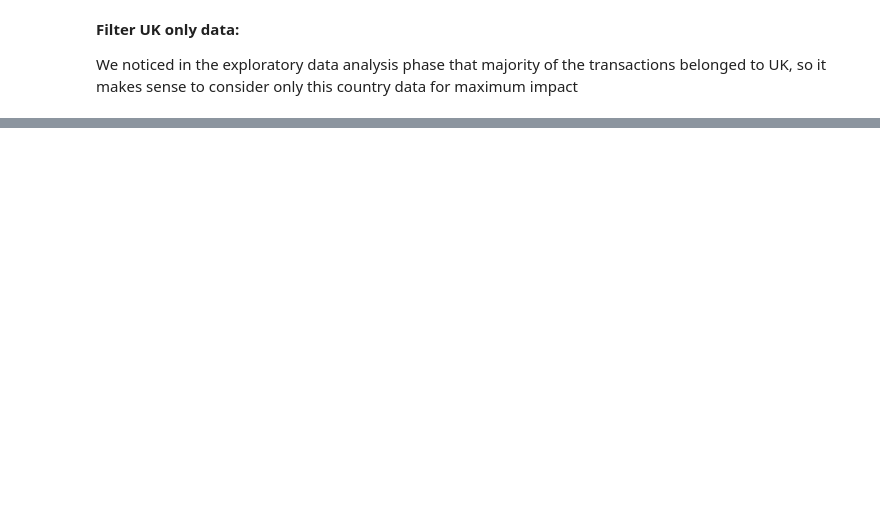
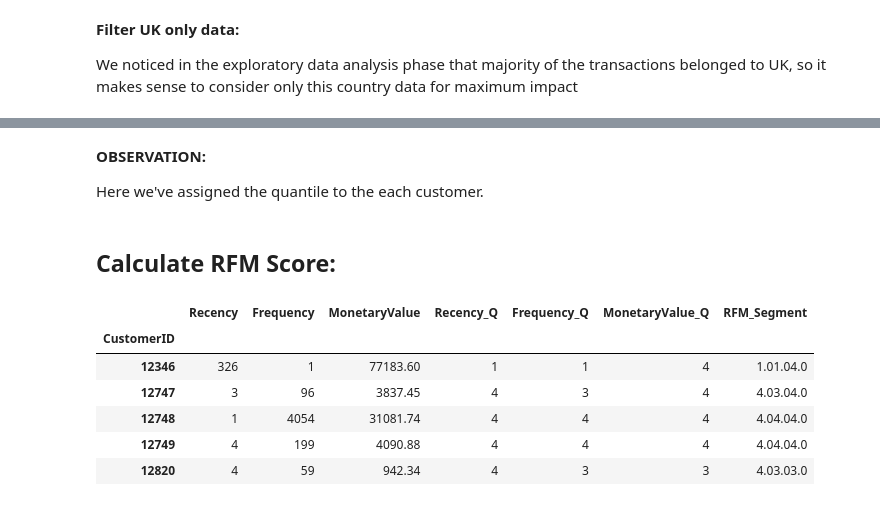
Before and after one commit to Samikshab99/Unsupervised-ML-Customer-Segmentation, a Jupyter notebook: Online_Retail_Customer_Segmentation_Capstone_Project.ipynb, the cells around one changed output, grey strips where cells are left out. Saved outputs shown, nothing was run; the diff lists cells and outputs as text; code cells hidden in the pictures; blank space fills up the shorter version.

```diff
--- a/Online_Retail_Customer_Segmentation_Capstone_Project.ipynb
+++ b/Online_Retail_Customer_Segmentation_Capstone_Project.ipynb
@@ -918,0 +967,13 @@ We noticed in the exploratory data analysis phase that majority of the transacti
+# %%
+# Calculate 1-year date range from latest data
+earliest_date = dfRetail['Date'].min()
+end_date = dfRetail['Date'].max()
+
+print("Actual Start Date: {}, Actual End Date: {}".format(earliest_date, end_date))
+
+# Filter 1-year data range from original df
+start_date = end_date - pd.to_timedelta(364, unit='d')
+df_rfm = dfRetail[(dfRetail['Date'] >= start_date) & (dfRetail['Date'] <= end_date)]
+
+print("RFM Start Date: {}, RFM End Date: {}".format(
+    df_rfm['Date'].min(), df_rfm['Date'].max()))
@@ -918,0 +1015,14 @@ We noticed in the exploratory data analysis phase that majority of the transacti
+# %%
+# Obtain quantile of each customer
+def get_quantile(df, column, start_n_quantiles, end_n_quantiles, step=1):
+
+    category_label = range(start_n_quantiles, end_n_quantiles, step)
+
+    quantiles = pd.qcut(df[column], q=abs(
+        end_n_quantiles - start_n_quantiles), labels=category_label)
+
+    df = df.assign(name=quantiles.values)
+
+    new_column_name = column + '_Q'
+
+    return df.rename(columns={"name": new_column_name})
@@ -918,0 +1045,6 @@ We noticed in the exploratory data analysis phase that majority of the transacti
+# %% [markdown]
+**OBSERVATION:**
+
+Here we've assigned the quantile to the each customer.
+# %% [markdown]
+## **Calculate RFM Score:**
@@ -918,0 +1055,13 @@ We noticed in the exploratory data analysis phase that majority of the transacti
+# %%
+# Form RFM segment
+df_rfm_quantile['RFM_Segment'] = df_rfm_quantile.apply(join_rfm, axis=1)
+
+df_rfm_quantile.head()
+# %% [output]
+|  | Recency | Frequency | MonetaryValue | Recency_Q | Frequency_Q | MonetaryValue_Q | RFM_Segment |
+| CustomerID |  |  |  |  |  |  |  |
+| 12346 | 326 | 1 | 77183.60 | 1 | 1 | 4 | 1.01.04.0 |
+| 12747 | 3 | 96 | 3837.45 | 4 | 3 | 4 | 4.03.04.0 |
+| 12748 | 1 | 4054 | 31081.74 | 4 | 4 | 4 | 4.04.04.0 |
+| 12749 | 4 | 199 | 4090.88 | 4 | 4 | 4 | 4.04.04.0 |
+| 12820 | 4 | 59 | 942.34 | 4 | 3 | 3 | 4.03.03.0 |
```
Also changed, not shown: parts of 62 cells of this notebook.
